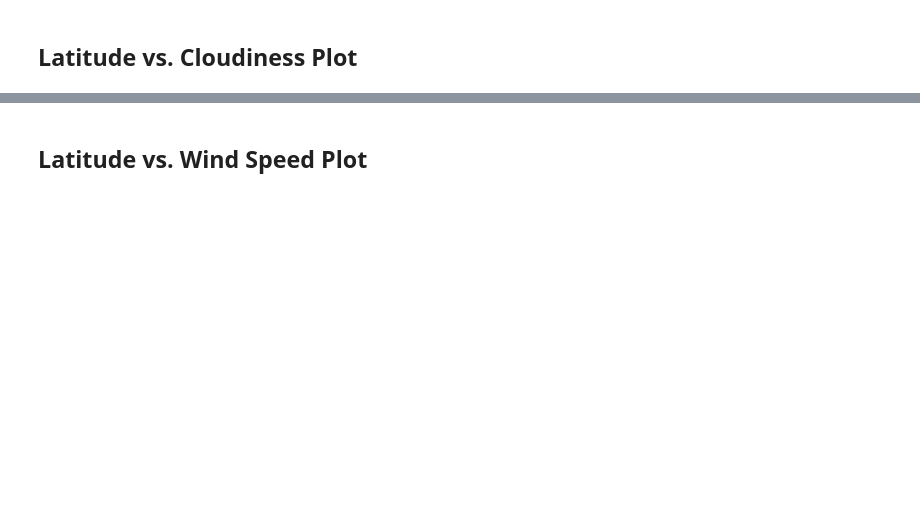
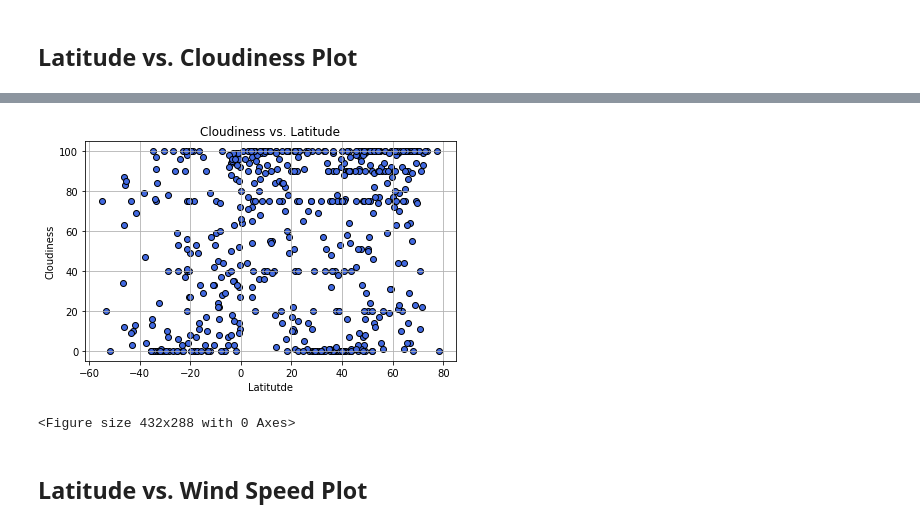
Before and after one commit to aespinosa49/python-api-challenge, a Jupyter notebook: Instructions/WeatherPy/WeatherPy.ipynb, the cells around one changed output, grey strips where cells are left out. Cells and saved outputs as stored; diff of their text form; code cells hidden in the pictures; blank space fills up the shorter version.

```diff
--- a/Instructions/WeatherPy/WeatherPy.ipynb
+++ b/Instructions/WeatherPy/WeatherPy.ipynb
@@ -208,2 +225,14 @@ Int64Index([], dtype='int64')
+# %%
+plt.scatter(weatherdf["LAT"], weatherdf["Cloudiness"], facecolors="royalblue", edgecolors="black")
+plt.title("Cloudiness vs. Latitude")
+plt.xlabel("Latitutde")
+plt.ylabel("Cloudiness")
+plt.grid(linestyle="-")
+plt.tight_layout()
+plt.show()
+plt.savefig("../Images/Cloudiness vs. Latitude.png")
+# %% [output]
+[figure, added]
+<Figure size 432x288 with 0 Axes>
 # %% [markdown]
 ## Latitude vs. Wind Speed Plot
```
Also changed, not shown: parts of 29 cells of this notebook, 5 other files.
